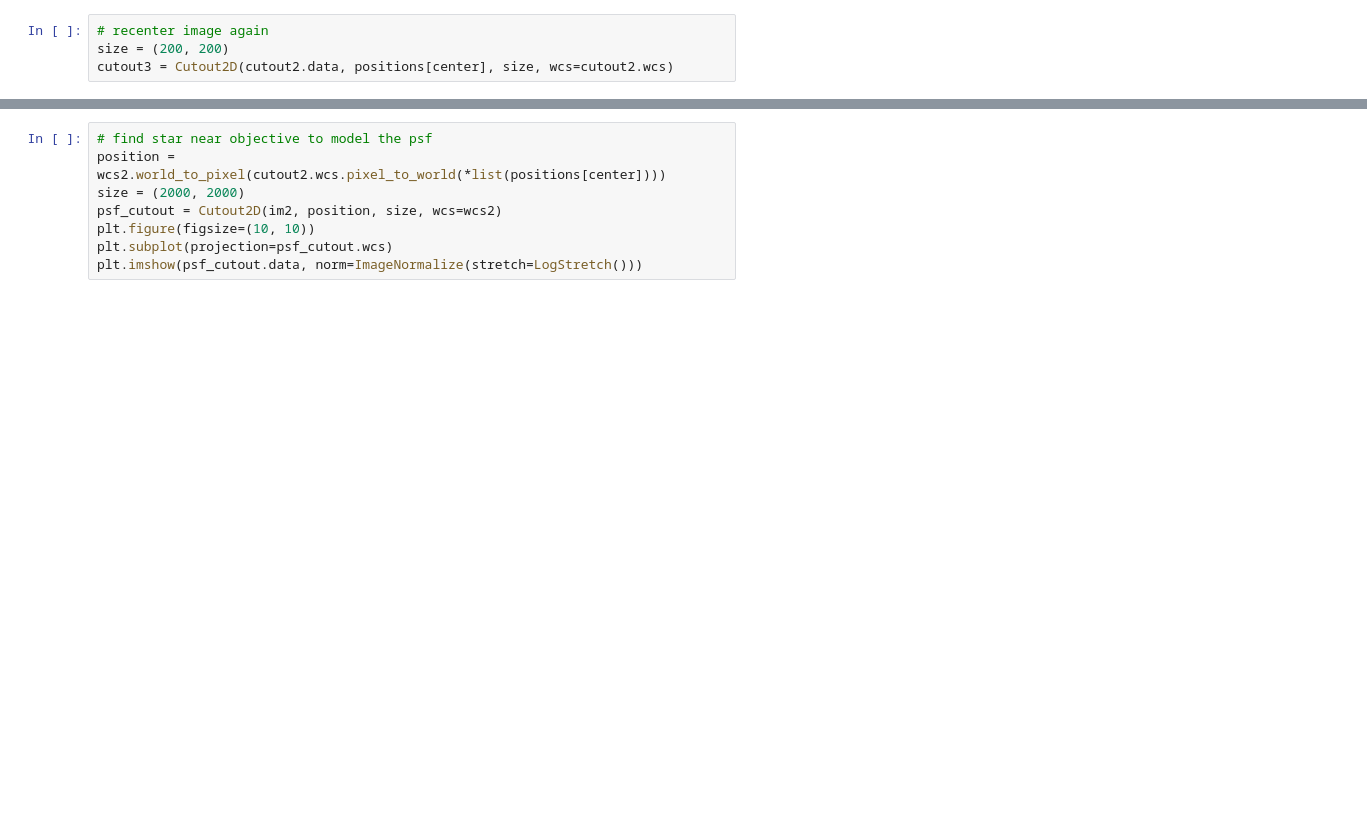
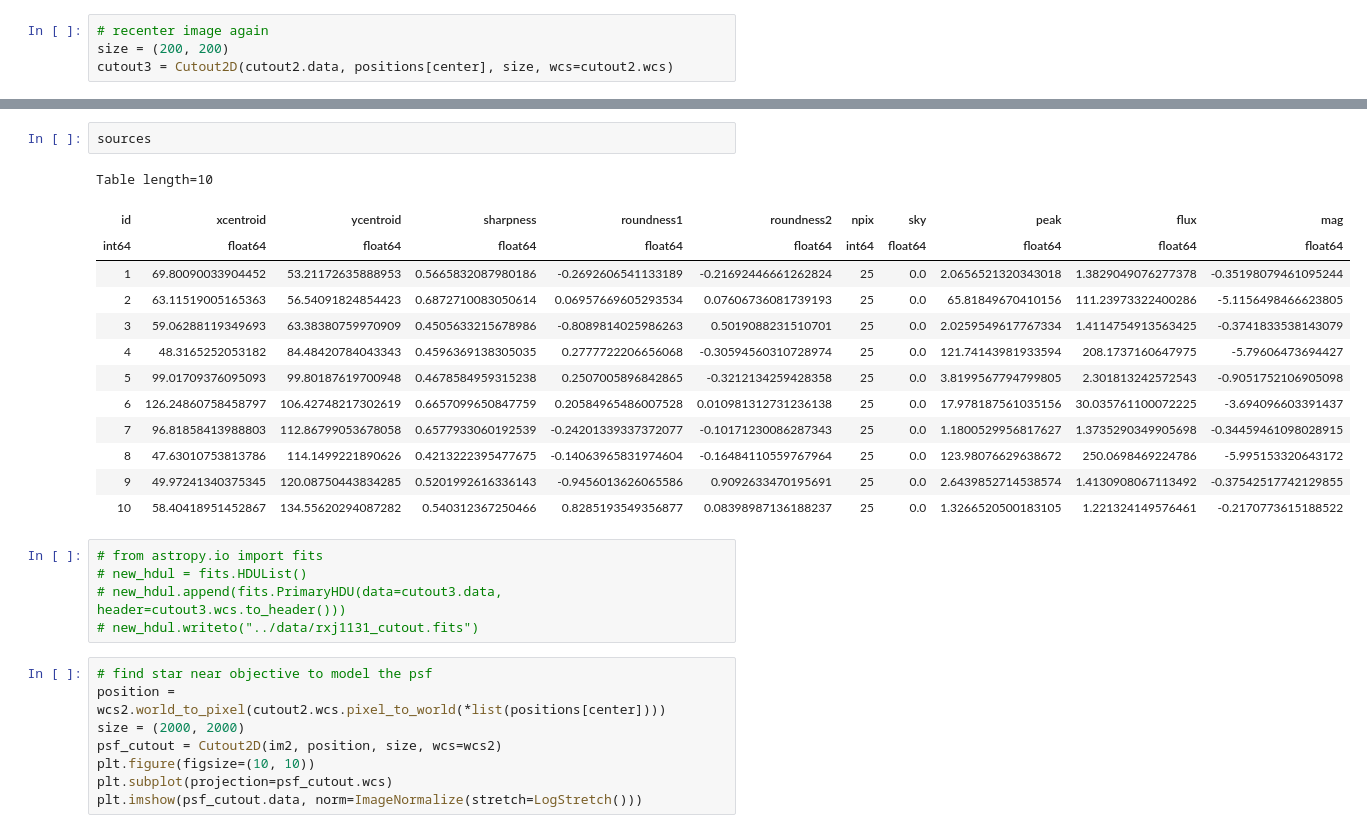
Before and after one commit to AlexandreAdam/rxj1131, a Jupyter notebook: notebooks/image_playground.ipynb, the cells around one changed output, grey strips where cells are left out. Drawn from its saved outputs; the diff is of its cells as text; blank space fills up the shorter version.

```diff
--- a/notebooks/image_playground.ipynb
+++ b/notebooks/image_playground.ipynb
@@ -250,3 +260,24 @@ plt.imshow(cutout3.data, norm=ImageNormalize(stretch=LogStretch()))
+# %%
+sources
+# %% [output]
+Table length=10
+| id | xcentroid | ycentroid | sharpness | roundness1 | roundness2 | npix | sky | peak | flux | mag |
+| int64 | float64 | float64 | float64 | float64 | float64 | int64 | float64 | float64 | float64 | float64 |
+| 1 | 69.80090033904452 | 53.21172635888953 | 0.5665832087980186 | -0.2692606541133189 | -0.21692446661262824 | 25 | 0.0 | 2.0656521320343018 | 1.3829049076277378 | -0.35198079461095244 |
+| 2 | 63.11519005165363 | 56.54091824854423 | 0.6872710083050614 | 0.06957669605293534 | 0.07606736081739193 | 25 | 0.0 | 65.81849670410156 | 111.23973322400286 | -5.1156498466623805 |
+| 3 | 59.06288119349693 | 63.38380759970909 | 0.4505633215678986 | -0.8089814025986263 | 0.5019088231510701 | 25 | 0.0 | 2.0259549617767334 | 1.4114754913563425 | -0.3741833538143079 |
+| 4 | 48.3165252053182 | 84.48420784043343 | 0.4596369138305035 | 0.2777722206656068 | -0.30594560310728974 | 25 | 0.0 | 121.74143981933594 | 208.1737160647975 | -5.79606473694427 |
+| 5 | 99.01709376095093 | 99.80187619700948 | 0.4678584959315238 | 0.2507005896842865 | -0.3212134259428358 | 25 | 0.0 | 3.8199567794799805 | 2.301813242572543 | -0.9051752106905098 |
+| 6 | 126.24860758458797 | 106.42748217302619 | 0.6657099650847759 | 0.20584965486007528 | 0.010981312731236138 | 25 | 0.0 | 17.978187561035156 | 30.035761100072225 | -3.694096603391437 |
+| 7 | 96.81858413988803 | 112.86799053678058 | 0.6577933060192539 | -0.24201339337372077 | -0.10171230086287343 | 25 | 0.0 | 1.1800529956817627 | 1.3735290349905698 | -0.34459461098028915 |
+| 8 | 47.63010753813786 | 114.1499221890626 | 0.4213222395477675 | -0.14063965831974604 | -0.16484110559767964 | 25 | 0.0 | 123.98076629638672 | 250.0698469224786 | -5.995153320643172 |
+| 9 | 49.97241340375345 | 120.08750443834285 | 0.5201992616336143 | -0.9456013626065586 | 0.9092633470195691 | 25 | 0.0 | 2.6439852714538574 | 1.4130908067113492 | -0.37542517742129855 |
+| 10 | 58.40418951452867 | 134.55620294087282 | 0.540312367250466 | 0.8285193549356877 | 0.08398987136188237 | 25 | 0.0 | 1.3266520500183105 | 1.221324149576461 | -0.2170773615188522 |
+# %%
+# from astropy.io import fits
+# new_hdul = fits.HDUList()
+# new_hdul.append(fits.PrimaryHDU(data=cutout3.data, header=cutout3.wcs.to_header()))
+# new_hdul.writeto("../data/rxj1131_cutout.fits")
 # %%
 # find star near objective to model the psf
 position = wcs2.world_to_pixel(cutout2.wcs.pixel_to_world(*list(positions[center])))
```
Also changed, not shown: parts of 5 cells of this notebook, 5 other files.
